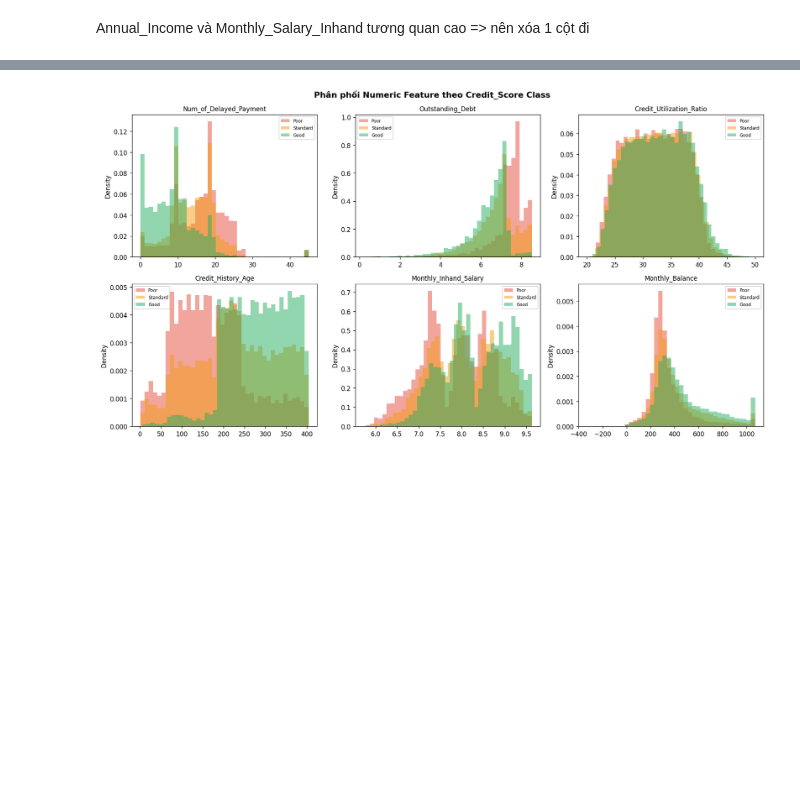
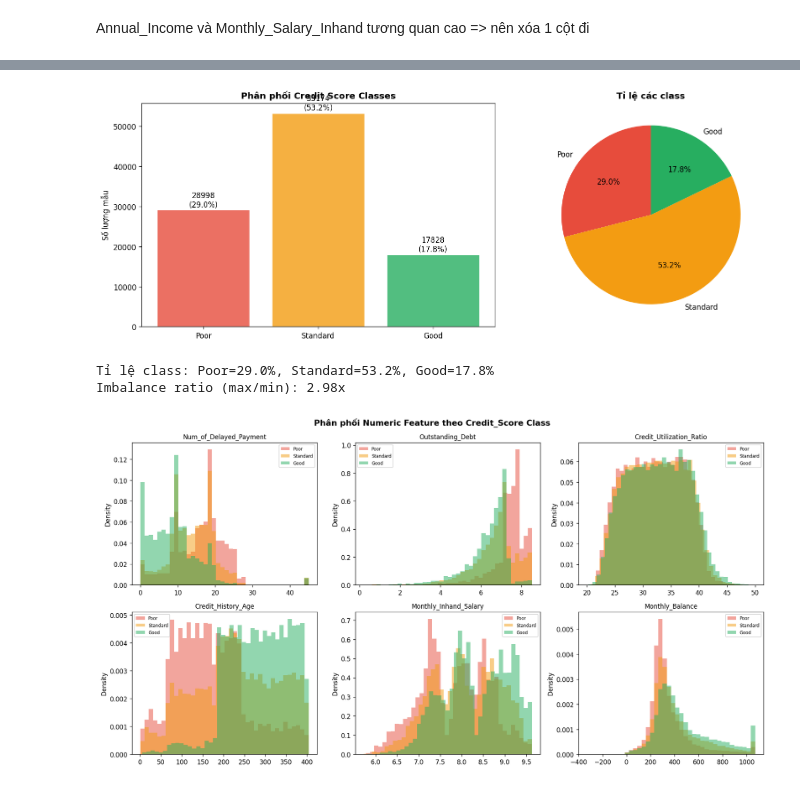
Before and after one commit to VietAnh-205/ml_project_final, a Jupyter notebook: ml_project.ipynb, the cells around one changed output, grey strips where cells are left out. Saved outputs shown, nothing was run; the diff lists cells and outputs as text; code cells hidden in the pictures; blank space fills up the shorter version.

```diff
--- a/ml_project.ipynb
+++ b/ml_project.ipynb
@@ -720,3 +744,39 @@ df_enc.drop(columns=['Annual_Income'], inplace=True)
+# %%
+# === PHÂN TÍCH CLASS IMBALANCE ===
+class_counts = df_enc['Credit_Score'].value_counts().sort_index()
+class_names = {0: 'Poor', 1: 'Standard', 2: 'Good'}
+class_counts.index = class_counts.index.map(class_names)
+
+fig, axes = plt.subplots(1, 2, figsize=(14, 5))
+
+# Bar plot
+bars = axes[0].bar(class_counts.index, class_counts.values,
+                   color=['#e74c3c', '#f39c12', '#27ae60'], alpha=0.8)
+for bar, val in zip(bars, class_counts.values):
+    pct = val / class_counts.sum() * 100
+    axes[0].text(bar.get_x() + bar.get_width()/2, bar.get_height() + 500,
+                f'{val}\n({pct:.1f}%)', ha='center', va='bottom', fontsize=10)
+axes[0].set_title('Phân phối Credit Score Classes', fontweight='bold')
+axes[0].set_ylabel('Số lượng mẫu')
+
+# Pie chart
+axes[1].pie(class_counts.values, labels=class_counts.index, autopct='%1.1f%%',
+            colors=['#e74c3c', '#f39c12', '#27ae60'], startangle=90)
+axes[1].set_title('Tỉ lệ các class', fontweight='bold')
+
+plt.tight_layout()
+plt.savefig('10_class_imbalance.png', dpi=150, bbox_inches='tight')
+plt.show()
+
+# In tỉ lệ
+print(f"\nTỉ lệ class: Poor={class_counts['Poor']/len(df_enc)*100:.1f}%, "
+      f"Standard={class_counts['Standard']/len(df_enc)*100:.1f}%, "
+      f"Good={class_counts['Good']/len(df_enc)*100:.1f}%")
+print(f"Imbalance ratio (max/min): {class_counts.max()/class_counts.min():.2f}x")
+# %% [output]
+[figure, added]
+Tỉ lệ class: Poor=29.0%, Standard=53.2%, Good=17.8%
+Imbalance ratio (max/min): 2.98x
 # %%
 key_features = ['Num_of_Delayed_Payment', 'Outstanding_Debt',
                 'Credit_Utilization_Ratio', 'Credit_History_Age',
```
Also changed, not shown: parts of 45 cells of this notebook.
